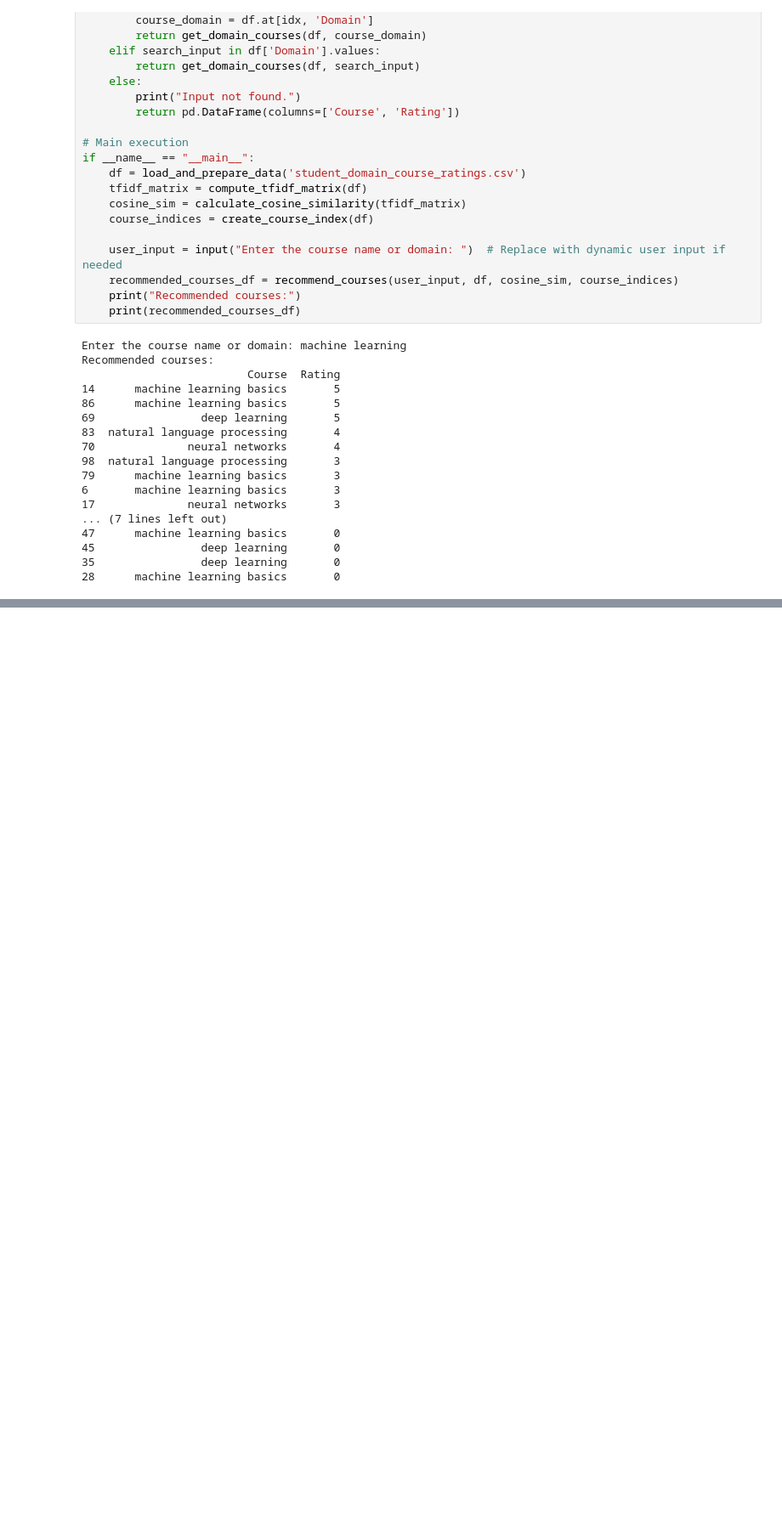
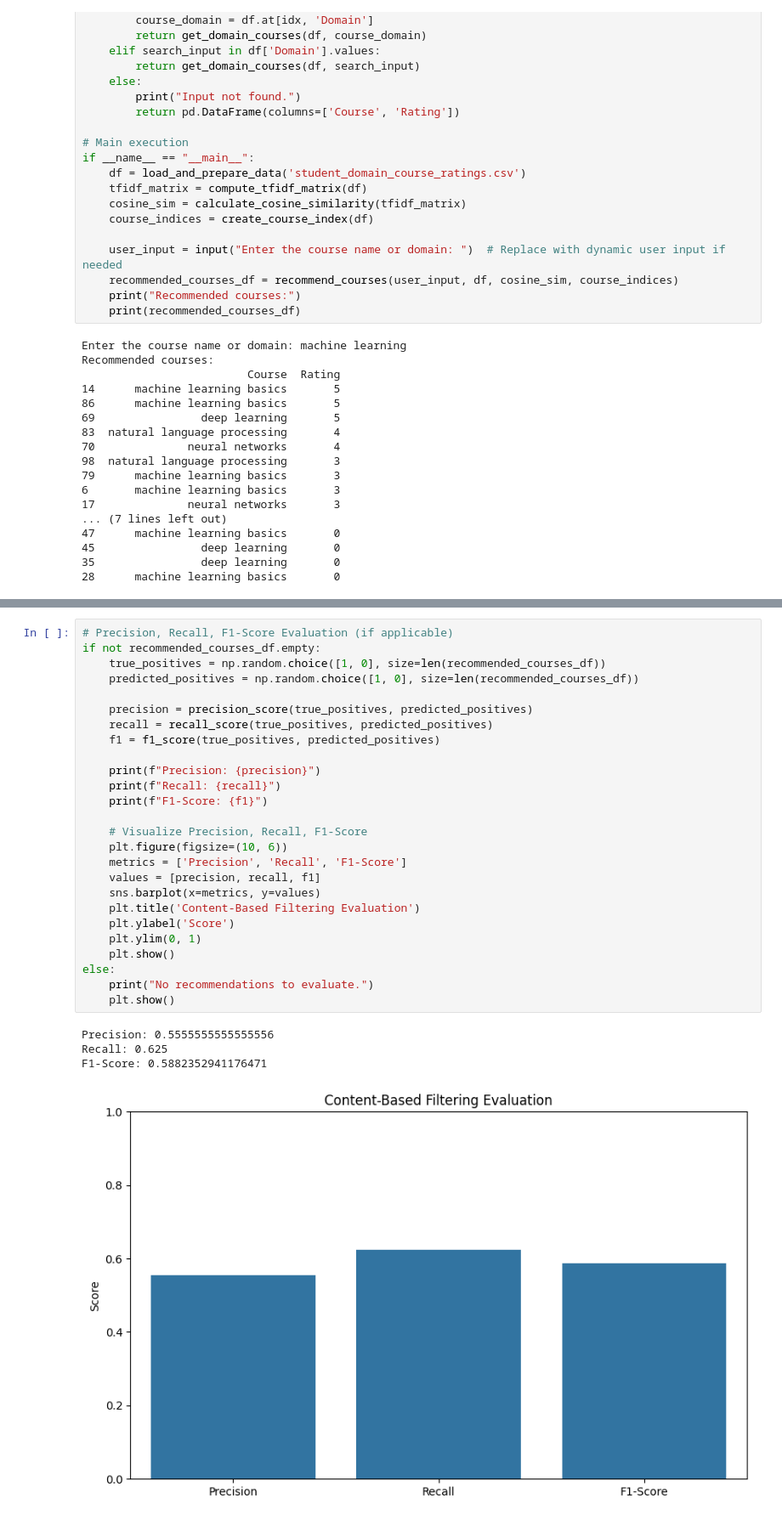
Before and after one commit to Mon82sj/VOIS, a Jupyter notebook: recommendation_system.ipynb, the cells around one changed output, grey strips where cells are left out. Shown at 85% size. Saved outputs shown, nothing was run; the diff lists cells and outputs as text; blank space fills up the shorter version.

```diff
--- a/recommendation_system.ipynb
+++ b/recommendation_system.ipynb
@@ -521,0 +689,31 @@ Recommended courses:
+# %%
+# Precision, Recall, F1-Score Evaluation (if applicable)
+if not recommended_courses_df.empty:
+    true_positives = np.random.choice([1, 0], size=len(recommended_courses_df))
+    predicted_positives = np.random.choice([1, 0], size=len(recommended_courses_df))
+
+    precision = precision_score(true_positives, predicted_positives)
+    recall = recall_score(true_positives, predicted_positives)
+    f1 = f1_score(true_positives, predicted_positives)
+
+    print(f"Precision: {precision}")
+    print(f"Recall: {recall}")
+    print(f"F1-Score: {f1}")
+
+    # Visualize Precision, Recall, F1-Score
+    plt.figure(figsize=(10, 6))
+    metrics = ['Precision', 'Recall', 'F1-Score']
+    values = [precision, recall, f1]
+    sns.barplot(x=metrics, y=values)
+    plt.title('Content-Based Filtering Evaluation')
+    plt.ylabel('Score')
+    plt.ylim(0, 1)
+    plt.show()
+else:
+    print("No recommendations to evaluate.")
+    plt.show()
+# %% [output]
+Precision: 0.5555555555555556
+Recall: 0.625
+F1-Score: 0.5882352941176471
+[figure, added]
```
Also changed, not shown: parts of 15 cells of this notebook.
